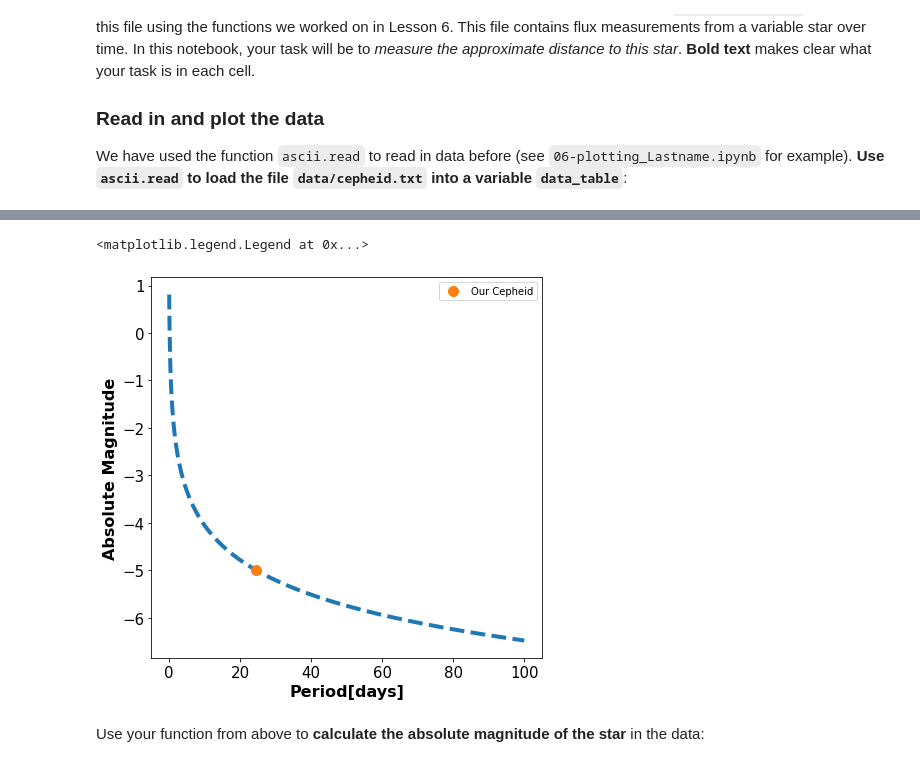
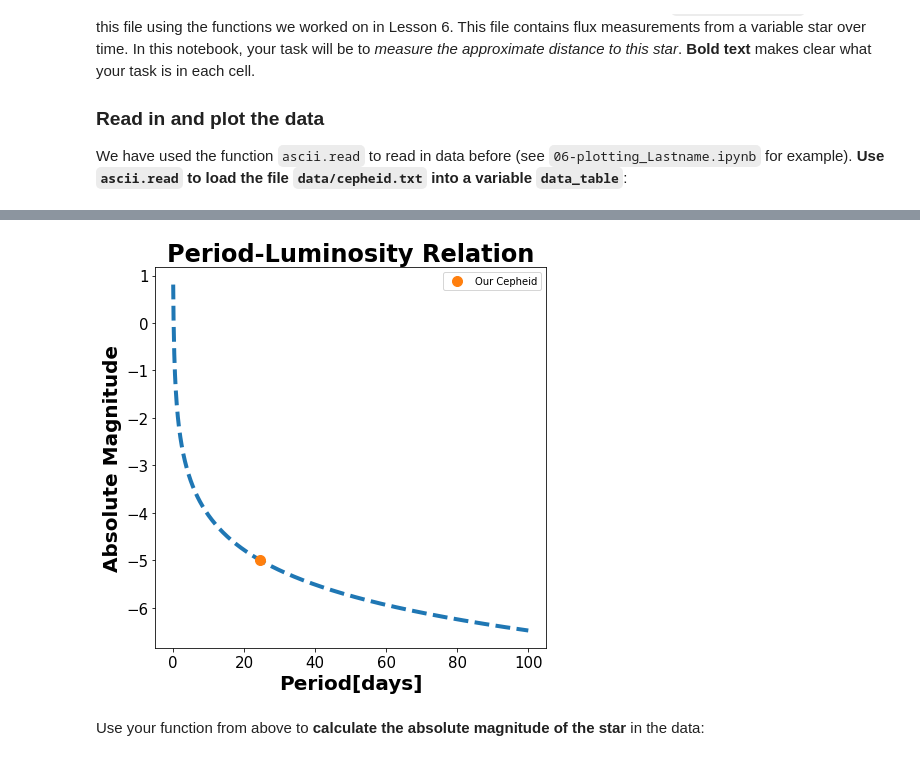
Before and after one commit to blaketjohnson/Astro3190_BJohnson, a Jupyter notebook: lessons/Cepheid_research_Johnson.ipynb, the cells around one changed output, grey strips where cells are left out. Drawn from its saved outputs; the diff is of its cells as text; code cells hidden in the pictures.

```diff
--- a/lessons/Cepheid_research_Johnson.ipynb
+++ b/lessons/Cepheid_research_Johnson.ipynb
@@ -121,35 +125,37 @@ def period_to_absolute_magnitude(T):
 # %%
 #Shape figure
 plt.figure(figsize=(7,7))
 
 #Make an array of periods
 periods = np.linspace(0,100,1000)
 plt.plot(periods,period_to_absolute_magnitude(periods),linestyle='--',
          linewidth=4)
 
 #Call the period_to_absolute_magnitude function inside the
 #plotting call to plot one point with our
 #best guess period and the corresponding absolute magnitude
 plt.plot(period_guess,period_to_absolute_magnitude(period_guess),'o',
         label='Our Cepheid', markersize=10)
 
 # Label the axes
-plt.xlabel('Period[days]',fontweight='bold',fontsize='16',color = 'black')
-plt.ylabel('Absolute Magnitude',fontweight='bold',fontsize='16',color='black')
+plt.title('Period-Luminosity Relation',fontweight='bold',fontsize='24',color='black')
+plt.xlabel('Period[days]',fontweight='bold',fontsize='20',color = 'black')
+plt.ylabel('Absolute Magnitude',fontweight='bold',fontsize='20',color='black')
 #(Unneccessary, but nice) You can use a word processing language
 # called LaTeX to format axis labels
 
 
 #Make tick numbers larger
 
 plt.xticks(fontsize=15)
 plt.yticks(fontsize=15)
 
 #Add legend
 plt.legend()
+
+plt.savefig('Period-Luminosity_Relation')
 # %% [output]
-<matplotlib.legend.Legend at 0x...>
-[figure, old version]
+[figure, new version]
 # %% [markdown]
 Use your function from above to **calculate the absolute magnitude of the star** in the data:
 # %% [markdown]
```
Also changed, not shown: parts of 5 cells of this notebook, 4 other files.
